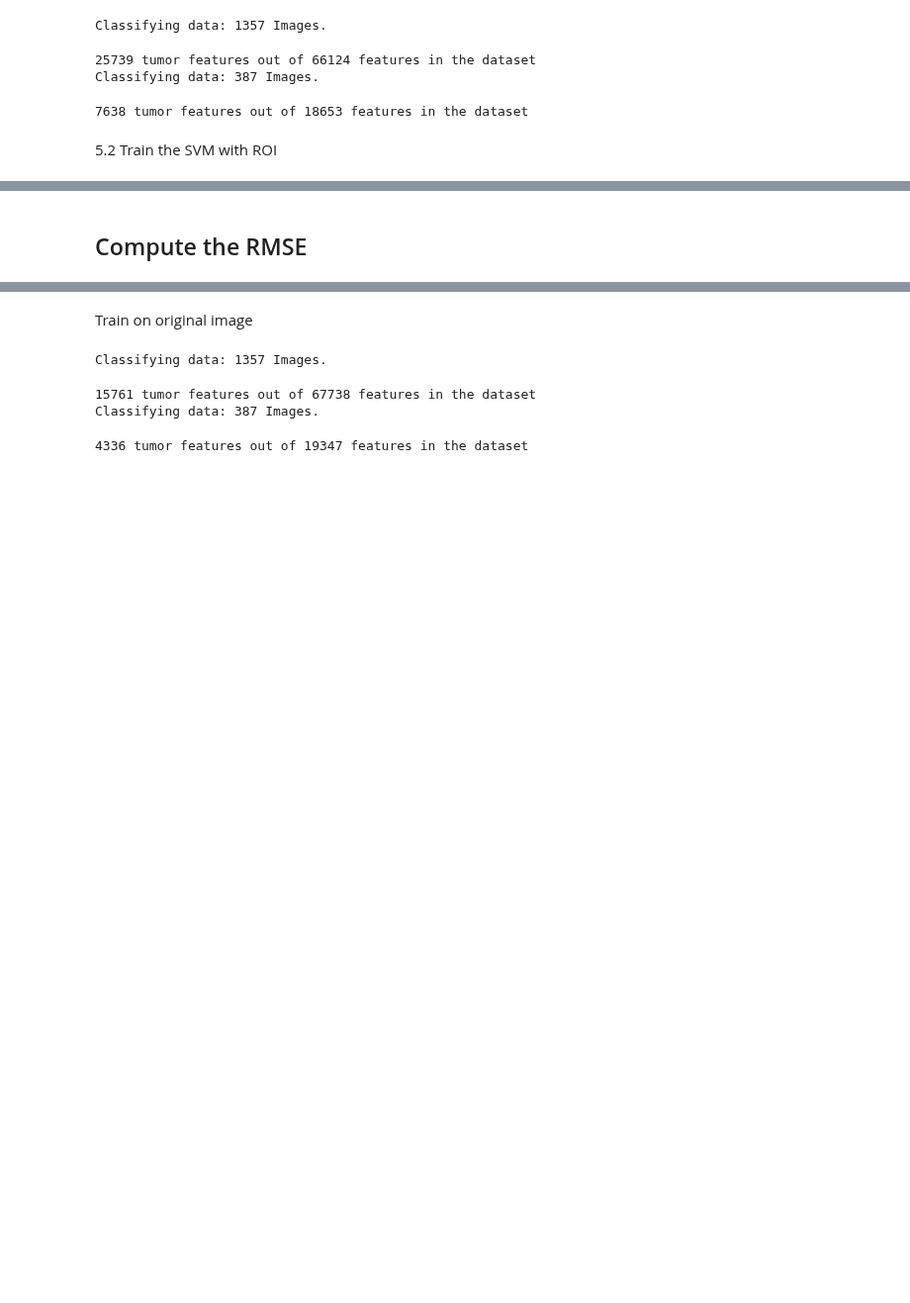
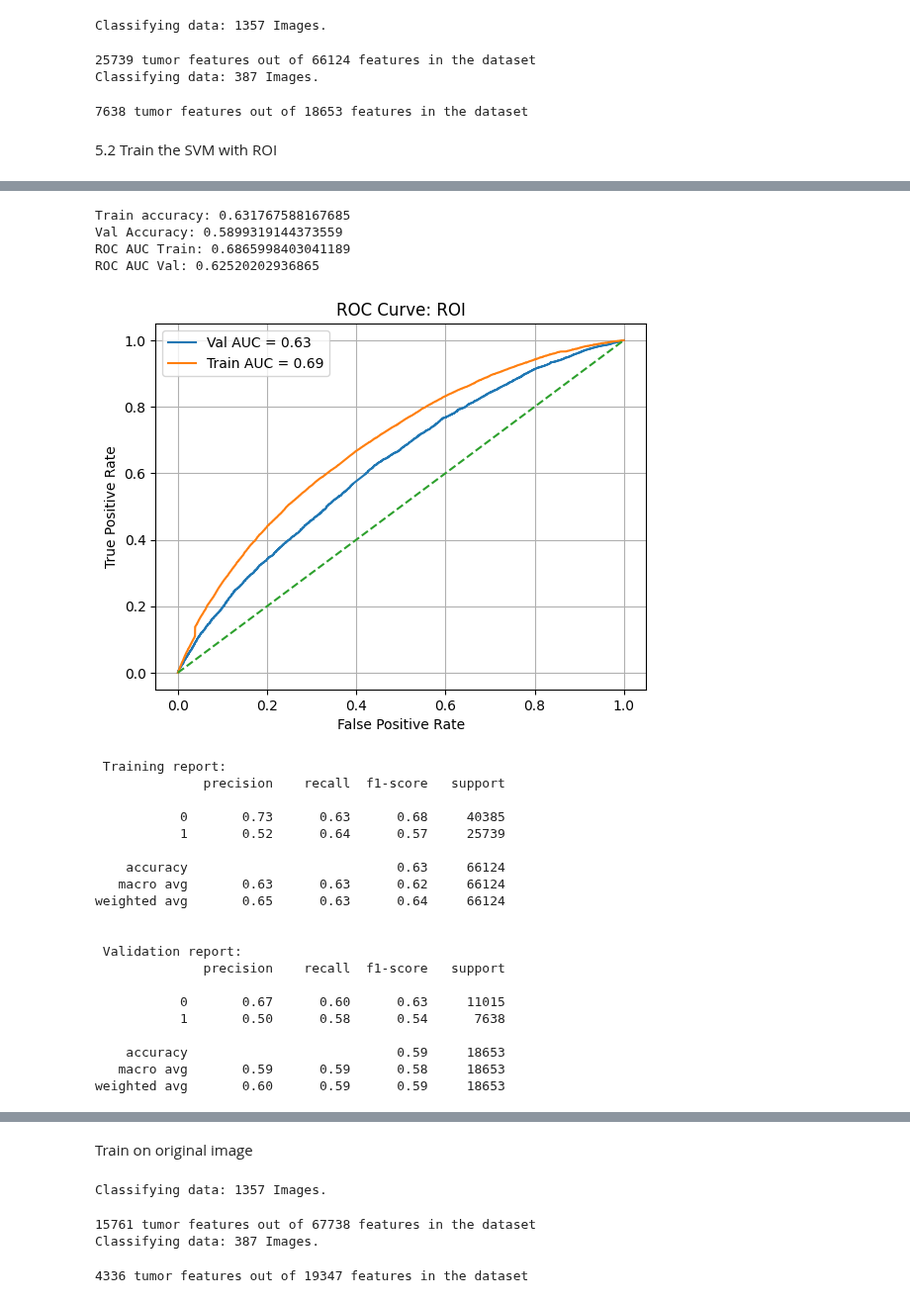
Before and after one commit to wangelam/ecse415Final, a Jupyter notebook: TumorCount_ROISVM_fixed.ipynb, the cells around one changed output, grey strips where cells are left out. Shown at 99% size. Saved outputs shown, nothing was run; the diff lists cells and outputs as text; code cells hidden in the pictures; blank space fills up the shorter version.

```diff
--- a/TumorCount_ROISVM_fixed.ipynb
+++ b/TumorCount_ROISVM_fixed.ipynb
@@ -363,5 +373,42 @@ yPredSave = y_pred
-# %% [markdown]
-## Compute the RMSE
+# %%
+# get performance metrics
+y_pred, yTrain_pred = calcMetrics(clf, xTrain, yTrain, xVal, yVal, 'ROI')
+yPredSave = y_pred
+
+yTrain = ([1 if label == "tumor" else 0 for label in yTrain])
+yVal = ([1 if label == "tumor" else 0 for label in yVal])
+
+# convert to 1s and 0s
+print("\n Training report: ")
+print(classification_report(yTrain, yTrain_pred))
+print("\n Validation report: ")
+print(classification_report(yVal, y_pred))
+# %% [output]
+Train accuracy: 0.631767588167685
+Val Accuracy: 0.5899319144373559
+ROC AUC Train: 0.6865998403041189
+ROC AUC Val: 0.62520202936865
+[figure, added]
+ Training report:
+              precision    recall  f1-score   support
+
+           0       0.73      0.63      0.68     40385
+           1       0.52      0.64      0.57     25739
+
+    accuracy                           0.63     66124
+   macro avg       0.63      0.63      0.62     66124
+weighted avg       0.65      0.63      0.64     66124
+
+
+ Validation report:
+              precision    recall  f1-score   support
+
+           0       0.67      0.60      0.63     11015
+           1       0.50      0.58      0.54      7638
+
+    accuracy                           0.59     18653
+   macro avg       0.59      0.59      0.58     18653
+weighted avg       0.60      0.59      0.59     18653
 # %%
 def count_true_tumors(image_name):
     csv_path = os.path.join(csv_dir, image_name + ".csv")
```
Also changed, not shown: parts of 10 cells of this notebook.
